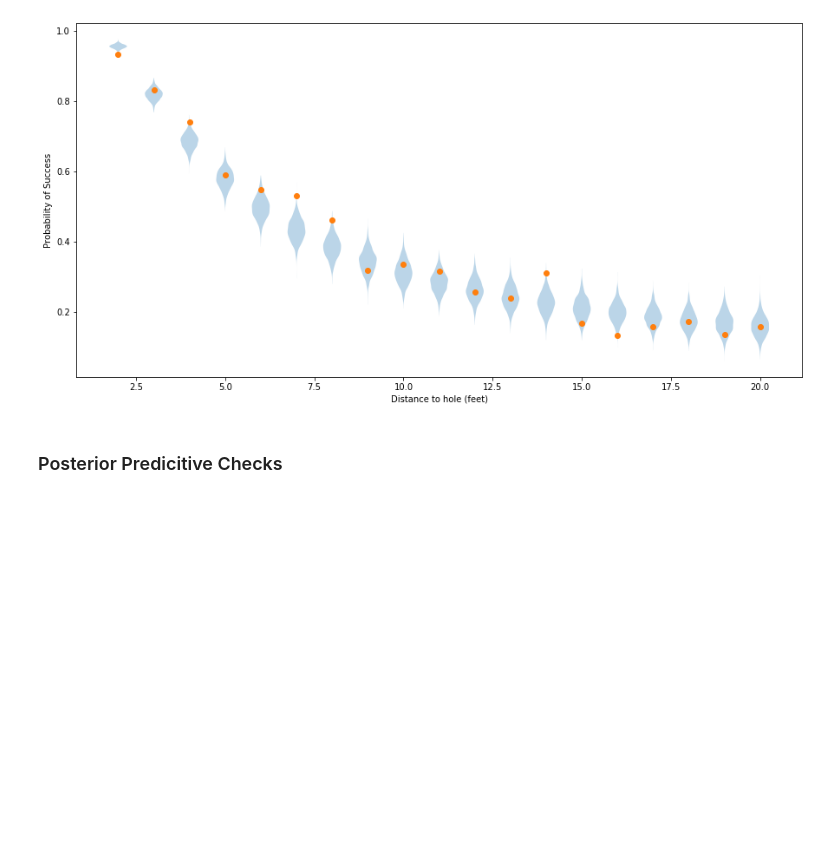
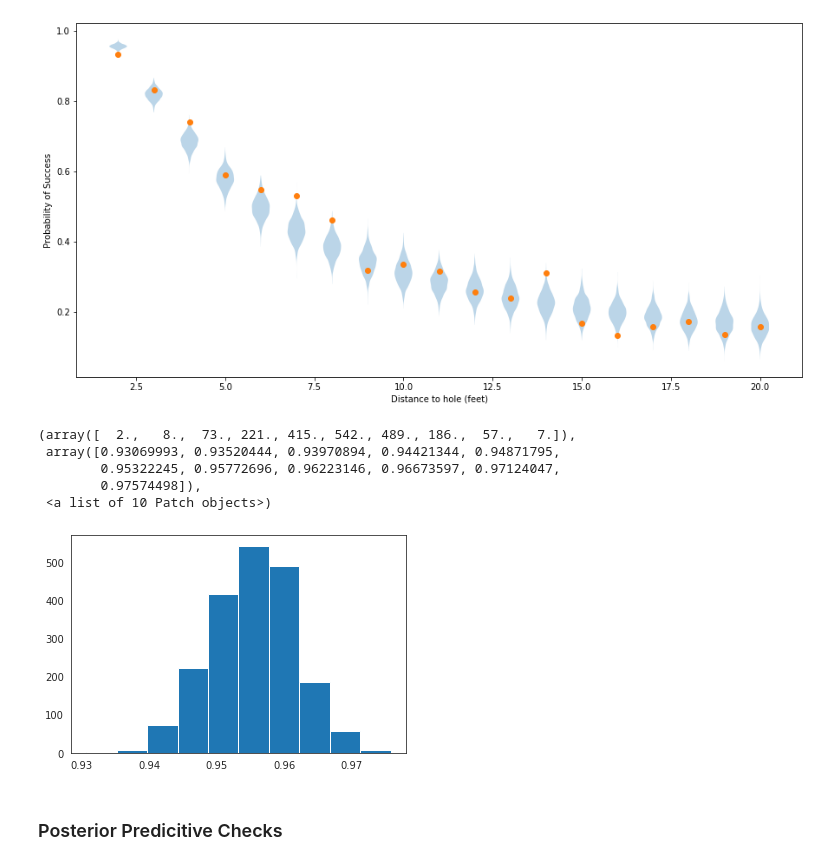
Before and after one commit to DataJavelin/DISCUS-ProbProgwithStan, a Jupyter notebook: Thursday/with_answers/DISCUS_Course_PartIII.ipynb, the cells around one changed output. Cells and saved outputs as stored; diff of their text form; code cells hidden in the pictures; blank space fills up the shorter version.

```diff
--- a/Thursday/with_answers/DISCUS_Course_PartIII.ipynb
+++ b/Thursday/with_answers/DISCUS_Course_PartIII.ipynb
@@ -544,6 +544,17 @@ plt.xlabel('Distance to hole (feet)');
 plt.ylabel('Probability of Success' );
 # %% [output]
 [figure]
+# %%
+p=fit_obs['y_pred']/data['n'].values
+# %%
+plt.hist(p[:,0])
+# %% [output]
+(array([  2.,   8.,  73., 221., 415., 542., 489., 186.,  57.,   7.]),
+ array([0.93069993, 0.93520444, 0.93970894, 0.94421344, 0.94871795,
+        0.95322245, 0.95772696, 0.96223146, 0.96673597, 0.97124047,
+        0.97574498]),
+ <a list of 10 Patch objects>)
+[figure, added]
 # %% [markdown]
 ### Posterior Predicitive Checks
 # %% [markdown]
```
Also changed, not shown: parts of 17 cells of this notebook, 4 other files.
